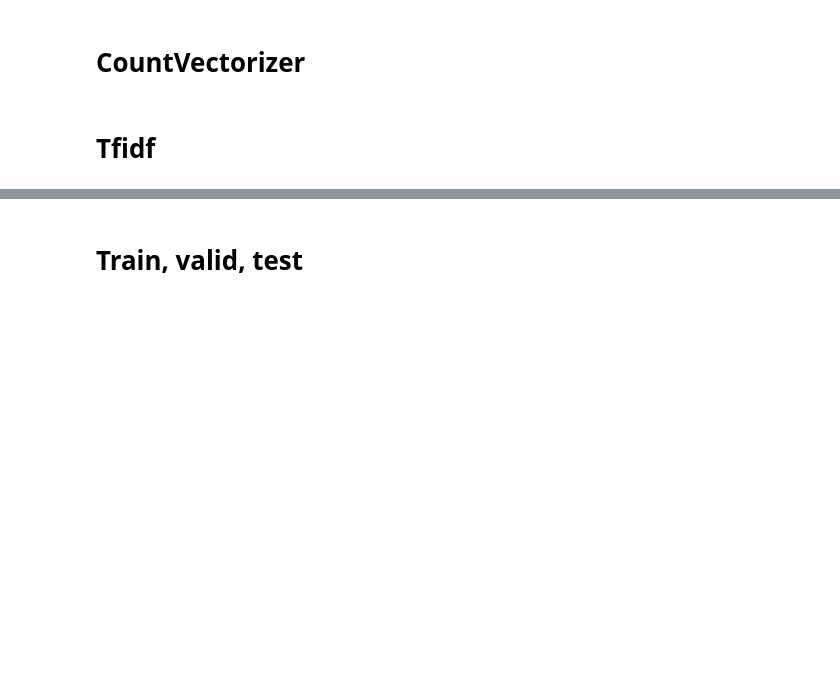
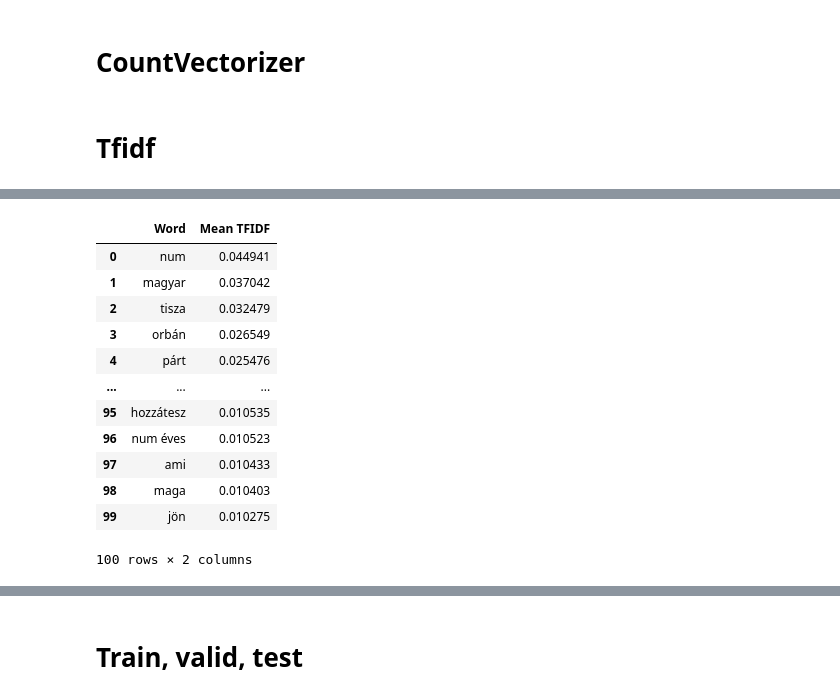
Before and after one commit to LeventeTasy/political-rhetoric-classification, a Jupyter notebook: source/ipynb/ensemble.ipynb, the cells around one changed output, grey strips where cells are left out. Saved outputs shown, nothing was run; the diff lists cells and outputs as text; code cells hidden in the pictures; blank space fills up the shorter version.

```diff
--- a/source/ipynb/ensemble.ipynb
+++ b/source/ipynb/ensemble.ipynb
@@ -187,0 +229,16 @@ x_tfidf.shape
+# %%
+x1_tfidf.head(100)
+# %% [output]
+|  | Word | Mean TFIDF |
+| 0 | num | 0.044941 |
+| 1 | magyar | 0.037042 |
+| 2 | tisza | 0.032479 |
+| 3 | orbán | 0.026549 |
+| 4 | párt | 0.025476 |
+| ... | ... | ... |
+| 95 | hozzátesz | 0.010535 |
+| 96 | num éves | 0.010523 |
+| 97 | ami | 0.010433 |
+| 98 | maga | 0.010403 |
+| 99 | jön | 0.010275 |
+100 rows × 2 columns
```
Also changed, not shown: parts of 27 cells of this notebook, 1 other file.
